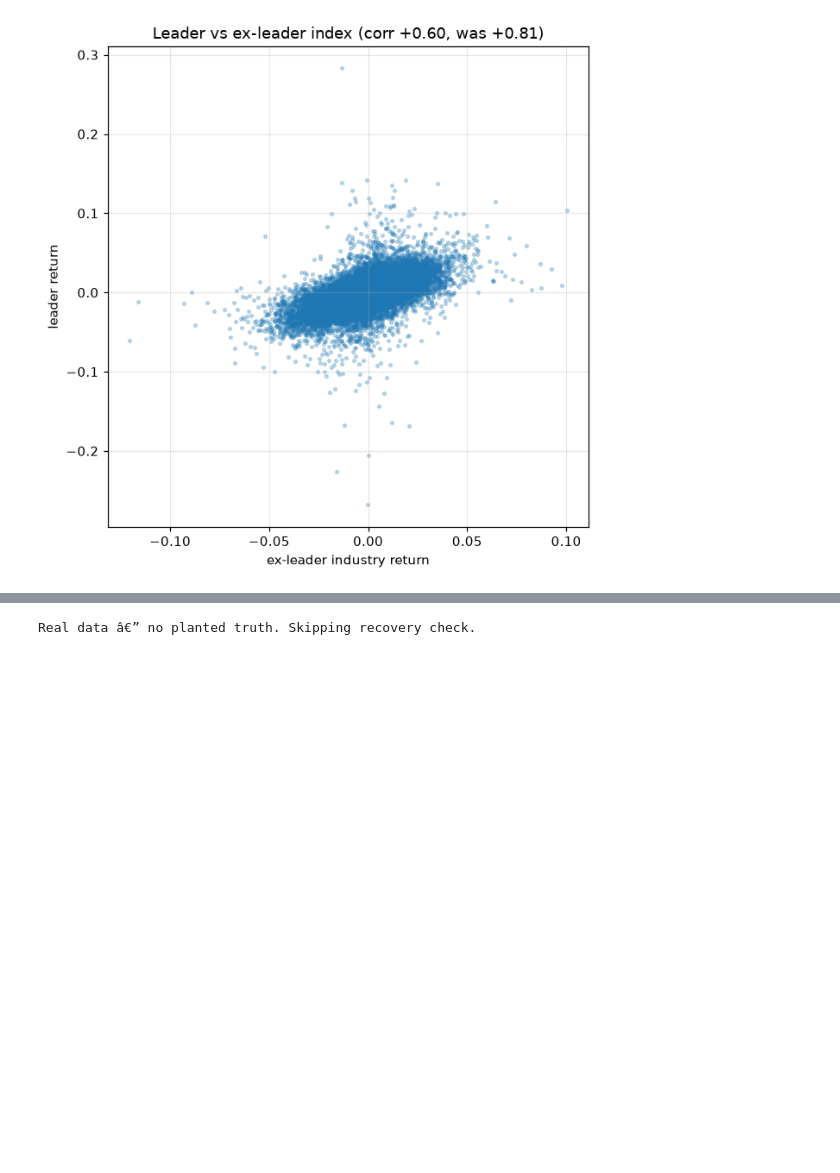
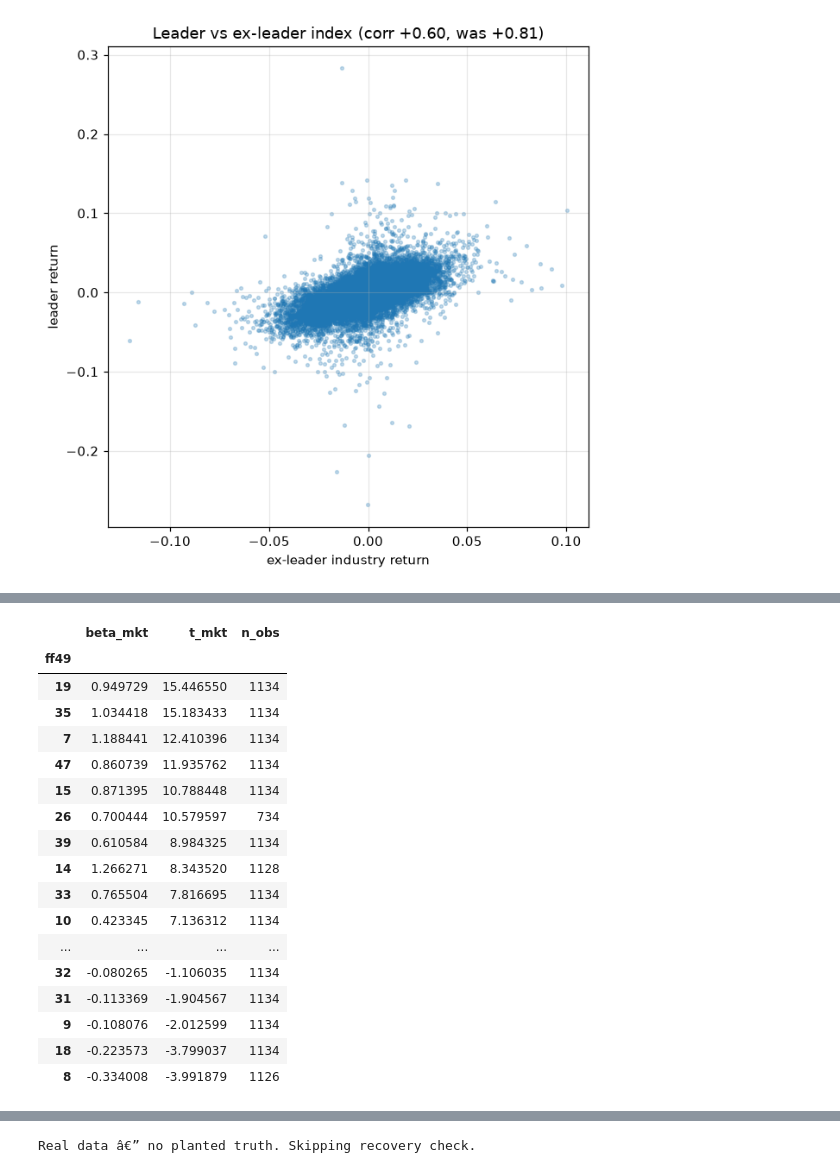
Before and after one commit to rezazamani2329/Equity-Market-UC-Berkeley_MFE, a Jupyter notebook: Project_2_Conditional_Lead_Lag_Alpha/notebooks/part2_shock_decomposition.ipynb, the cells around one changed output, grey strips where cells are left out. Drawn from its saved outputs; the diff is of its cells as text; code cells hidden in the pictures; blank space fills up the shorter version.

```diff
--- a/Project_2_Conditional_Lead_Lag_Alpha/notebooks/part2_shock_decomposition.ipynb
+++ b/Project_2_Conditional_Lead_Lag_Alpha/notebooks/part2_shock_decomposition.ipynb
@@ -260,0 +282,64 @@ own-weight gap removed           = +0.220
+# %%
+import statsmodels.api as sm
+
+MKT_SIG_T = 2.0     # |t(beta_mkt)| threshold, ~95% two-sided under HAC errors
+SIG_MIN_OBS = 60    # matches DecompositionSpec.min_obs used in section 4
+
+
+def industry_market_significance(frame, market_col="mktrf", min_obs=SIG_MIN_OBS):
+    """HAC t-stat on beta_mkt, industry by industry.
+
+    Same regression `decompose_full_sample` fits in section 4
+    (leader_ret ~ const + mkt + ind_ret_exl) — so "significant contribution to
+    the market" means exactly what beta_mkt means there, not a separate
+    definition invented for this filter. An industry with fewer than `min_obs`
+    usable rows is dropped outright: it would fail decompose_full_sample's own
+    min_obs guard anyway, so it cannot be scored as significant or not.
+    """
+    rows = []
+    usable = frame.dropna(subset=["leader_ret", "ind_ret_exl", market_col])
+    for ff49, chunk in usable.groupby("ff49"):
+        if len(chunk) < min_obs:
+            continue
+        x = sm.add_constant(chunk[[market_col, "ind_ret_exl"]])
+        y = chunk["leader_ret"]
+        nw = int(np.ceil(4 * (len(chunk) / 100) ** (2 / 9)))
+        fit = sm.OLS(y, x).fit(cov_type="HAC", cov_kwds={"maxlags": nw})
+        rows.append({
+            "ff49": ff49,
+            "beta_mkt": fit.params[market_col],
+            "t_mkt": fit.tvalues[market_col],
+            "n_obs": len(chunk),
+        })
+    return pd.DataFrame(rows).set_index("ff49").sort_values("t_mkt", ascending=False)
+
+
+mkt_sig = industry_market_significance(frame)
+sig_industries = mkt_sig.index[mkt_sig["t_mkt"].abs() > MKT_SIG_T]
+n_before = frame["ff49"].nunique()
+
+assert len(sig_industries) > 0, (
+    "no industry cleared the significance bar — lower MKT_SIG_T, or check that "
+    "`frame` has enough non-NaN mktrf/ind_ret_exl rows per industry"
+)
+
+print(f"{len(mkt_sig)} of {n_before} industries had >= {SIG_MIN_OBS} usable obs and were scored.")
+print(f"{len(sig_industries)} of those have a significant leader market beta "
+      f"(|t| > {MKT_SIG_T}); {n_before - len(sig_industries)} of {n_before} total industries dropped.")
+display(mkt_sig)
+
+# Refilter everything downstream through `universe`: roles, eligible, frame and
+# follower_panel are all derived from it, and section 9's robustness grid
+# re-derives roles per variant from `universe` too — filtering here is the one
+# edit that keeps every later section in sync with this industry restriction.
+universe = universe.with_frame(
+    universe.frame[universe.frame["ff49"].isin(sig_industries)].reset_index(drop=True)
+)
+roles = assign_roles(universe, LeaderRule())
+eligible = eligible_daily(panel, universe)
+frame = assemble_leader_frame(eligible, roles, factors)
+fp = follower_panel(panel, roles).merge(factors[["date", "mktrf"]], on="date", how="left")
+
+print(f"\nafter filtering: {frame['ff49'].nunique()} industries, {len(frame):,} leader-days, "
+      f"{fp['permno'].nunique():,} follower stocks, {fp['date'].nunique():,} days")
+# %% [output]
@@ -260,0 +348,18 @@ own-weight gap removed           = +0.220
+|  | beta_mkt | t_mkt | n_obs |
+| ff49 |  |  |  |
+| 19 | 0.949729 | 15.446550 | 1134 |
+| 35 | 1.034418 | 15.183433 | 1134 |
+| 7 | 1.188441 | 12.410396 | 1134 |
+| 47 | 0.860739 | 11.935762 | 1134 |
+| 15 | 0.871395 | 10.788448 | 1134 |
+| 26 | 0.700444 | 10.579597 | 734 |
+| 39 | 0.610584 | 8.984325 | 1134 |
+| 14 | 1.266271 | 8.343520 | 1128 |
+| 33 | 0.765504 | 7.816695 | 1134 |
+| 10 | 0.423345 | 7.136312 | 1134 |
+| ... | ... | ... | ... |
+| 32 | -0.080265 | -1.106035 | 1134 |
+| 31 | -0.113369 | -1.904567 | 1134 |
+| 9 | -0.108076 | -2.012599 | 1134 |
+| 18 | -0.223573 | -3.799037 | 1134 |
+| 8 | -0.334008 | -3.991879 | 1126 |
```
Also changed, not shown: parts of 15 cells of this notebook, 15 other files.
